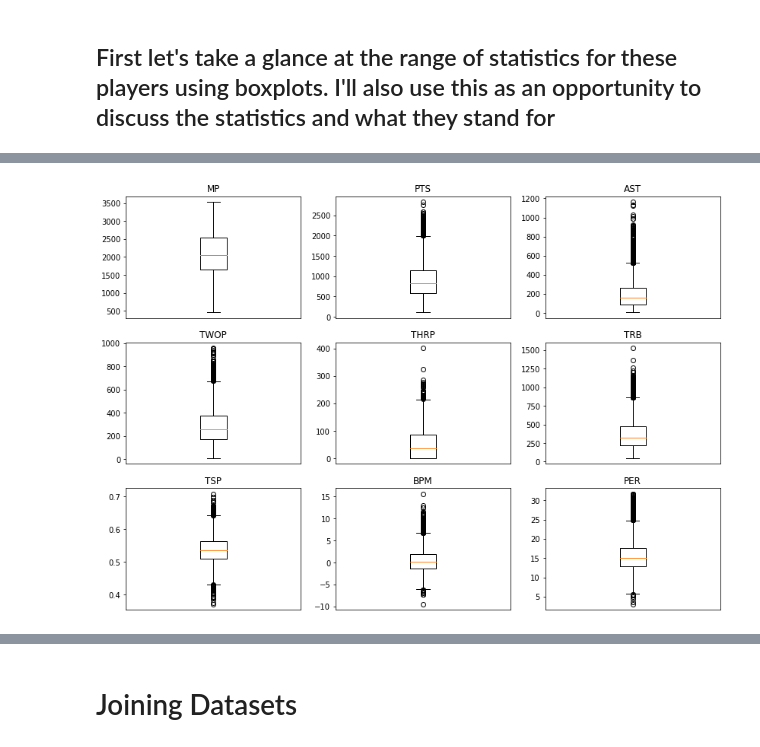
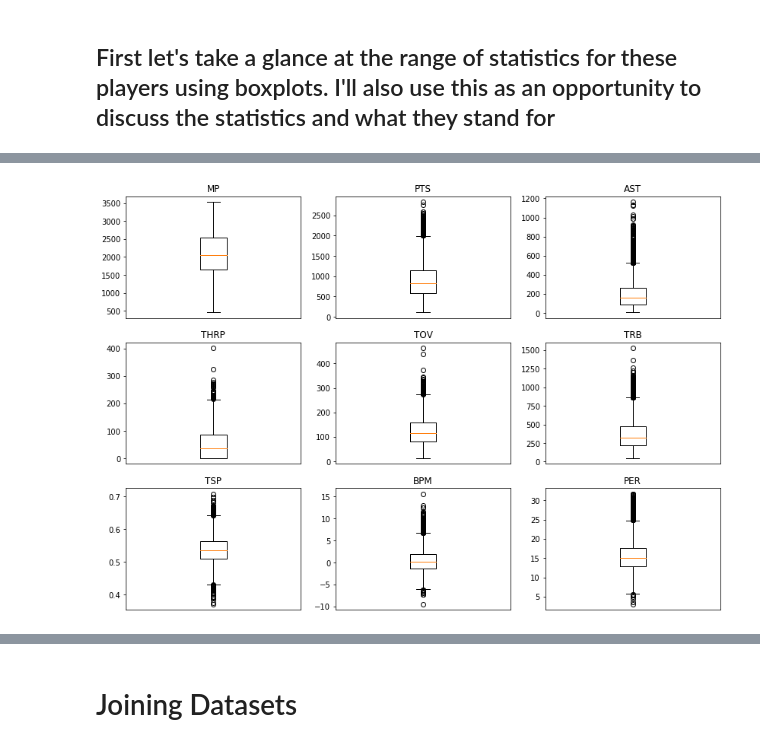
Before and after one commit to Graham-Dom/CSPB-3022-FinalProject, a Jupyter notebook: FinalProject.ipynb, the cells around one changed output, grey strips where cells are left out. Saved outputs shown, nothing was run; the diff lists cells and outputs as text; code cells hidden in the pictures.

```diff
--- a/FinalProject.ipynb
+++ b/FinalProject.ipynb
@@ -250,3 +253,10 @@ display(top_7_by_team.head(100))
 # Exploratory Data Analysis
 # %% [markdown]
 ## First let's take a glance at the range of statistics for these players using boxplots. I'll also use this as an opportunity to discuss the statistics and what they stand for
+# %%
+fig, ax = plt.subplots(nrows=3, ncols=3, figsize=(14,10))
+fields = ['MP', 'PTS', 'AST', 'THRP', 'TOV', 'TRB', 'TSP', 'BPM', 'PER']
+for i in range(3):
+    for j in range(3):
+        ax[i,j].hist(top_7_by_team[fields[3*i + j]])
+        ax[i,j].set_title(fields[3*i + j])
@@ -253,10 +265,10 @@ display(top_7_by_team.head(100))
 # %%
 fig, ax = plt.subplots(nrows=3, ncols=3, figsize=(14,10))
-fields = ['MP', 'PTS', 'AST', 'TWOP', 'THRP', 'TRB', 'TSP', 'BPM', 'PER']
+fields = ['MP', 'PTS', 'AST', 'THRP', 'TOV','TRB', 'TSP', 'BPM', 'PER']
 for i in range(3):
     for j in range(3):
         ax[i,j].boxplot(top_7_by_team[fields[3*i + j]])
         ax[i,j].set_title(fields[3*i + j])
         ax[i,j].tick_params(axis='x', bottom=False, labelbottom=False)
 # %% [output]
-[figure, old version]
+[figure, new version]
```
Also changed, not shown: parts of 33 cells of this notebook.
